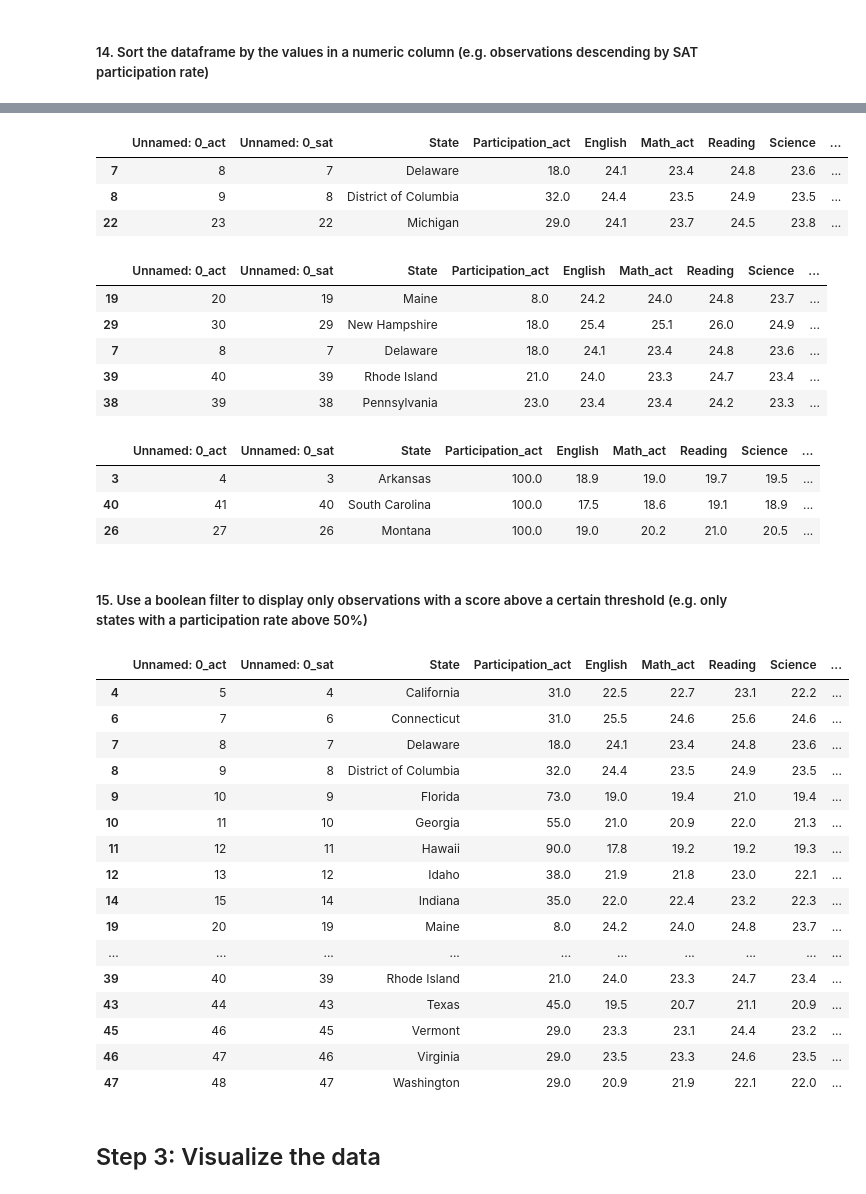
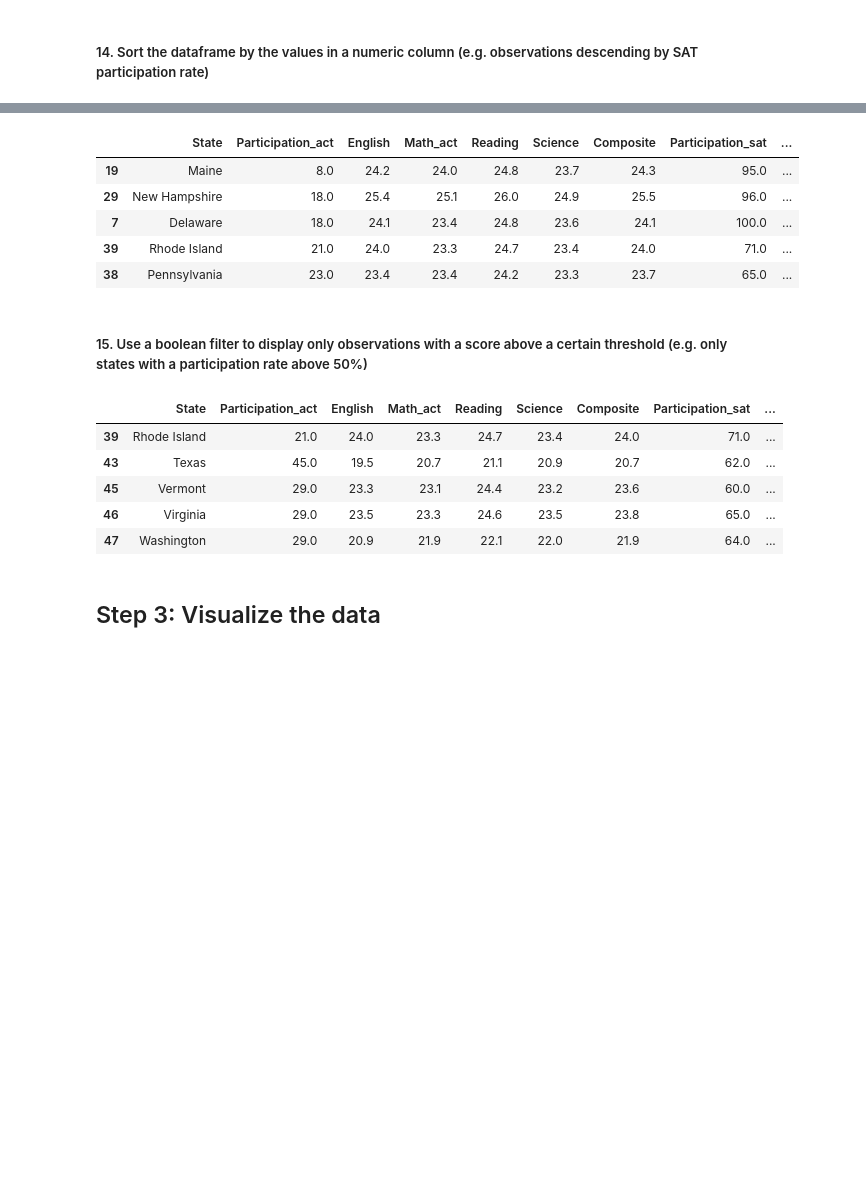
Before and after one commit to mmayet/SAT-vs-ACT-Participation-Rates, a Jupyter notebook: Mudassir_Mayet_LA/Mud_Mayet_Project_1.ipynb, the cells around one changed output, grey strips where cells are left out. Saved outputs shown, nothing was run; the diff lists cells and outputs as text; code cells hidden in the pictures; blank space fills up the shorter version.

```diff
--- a/Mudassir_Mayet_LA/Mud_Mayet_Project_1.ipynb
+++ b/Mudassir_Mayet_LA/Mud_Mayet_Project_1.ipynb
@@ -47,3 +21,7 @@ sat_data[1:10]
+# %%
+act_data.drop(columns="Unnamed: 0", inplace=True)
+# %%
+sat_data.drop(columns="Unnamed: 0", inplace=True)
 # %% [markdown]
 ##### 3. Describe in words what each variable (column) is.
 # %% [markdown]
@@ -146,10 +107,6 @@ merged_dataframe = pd.merge(act_data,sat_data, on=["State"], suffixes=('_act','_
 # %% [markdown]
 ##### 11. Print the minimum and maximum of each numeric column in the data frame.
 # %%
-rearranged_columns = ['Unnamed: 0_act', 'Unnamed: 0_sat', 'State', 'Participation_act', 'English', 'Math_act', 'Reading', 'Science', 'Composite', 'Participation_sat', 'Evidence-Based Reading and Writing', 'Math_sat', 'Total']
+#only run once
+rearranged_columns = ['State', 'Participation_act', 'English', 'Math_act', 'Reading', 'Science', 'Composite', 'Participation_sat', 'Evidence-Based Reading and Writing', 'Math_sat', 'Total']
 merged_dataframe = merged_dataframe[rearranged_columns]
-
-a = merged_dataframe.min()[3:]
-b = merged_dataframe.max()[3:]
-min_max_df = pd.concat([a,b], axis=0)
-print(min_max_df)
@@ -180,17 +139,12 @@ $$\sigma = \sqrt{\frac{1}{n}\sum_{i=1}^n(x_i - \mu)^2}$$
 # %%
-#mean = [np.mean((lambda y : merged_dataframe[x] if isinstance(x,float) else np.nan) for x in rearranged_columns[3:]]
+filler_columns_mean = ["Mean"] #not asked for, but useful to see
+filler_columns_sd = ["Std"]
 
-filler_columns_mean = [0,0,"Mean"] #not asked for, but useful to see
-filler_columns_sd = [0,0,"Std"]
-
-mean = [merged_dataframe[x].mean() for x in rearranged_columns[3:]]
-sd = [merged_dataframe[x].std() for x in rearranged_columns[3:]]
+mean = [merged_dataframe[x].mean() for x in rearranged_columns[1:]]
+sd = [merged_dataframe[x].std() for x in rearranged_columns[1:]]
 
 mean = pd.Series(filler_columns_mean+mean, name="Mean", index=rearranged_columns)
 sd = pd.Series(filler_columns_sd+sd, name="Sd", index=rearranged_columns)
-
-#print(mean)
-#print(mean, sd, len(mean), len(sd))
 # %% [markdown]
 ## Step 2: Manipulate the dataframe
 # %% [markdown]
@@ -230,48 +157,23 @@ merged_dataframe.sort_values("Participation_sat").head(3)
-# %%
-merged_dataframe.sort_values("Participation_sat").tail(3)
-# %% [output]
-|  | Unnamed: 0_act | Unnamed: 0_sat | State | Participation_act | English | Math_act | Reading | Science | ... |
-| 7 | 8 | 7 | Delaware | 18.0 | 24.1 | 23.4 | 24.8 | 23.6 | ... |
-| 8 | 9 | 8 | District of Columbia | 32.0 | 24.4 | 23.5 | 24.9 | 23.5 | ... |
-| 22 | 23 | 22 | Michigan | 29.0 | 24.1 | 23.7 | 24.5 | 23.8 | ... |
 # %%
 merged_dataframe.sort_values("Participation_act").head()
 # %% [output]
-|  | Unnamed: 0_act | Unnamed: 0_sat | State | Participation_act | English | Math_act | Reading | Science | ... |
-| 19 | 20 | 19 | Maine | 8.0 | 24.2 | 24.0 | 24.8 | 23.7 | ... |
-| 29 | 30 | 29 | New Hampshire | 18.0 | 25.4 | 25.1 | 26.0 | 24.9 | ... |
-| 7 | 8 | 7 | Delaware | 18.0 | 24.1 | 23.4 | 24.8 | 23.6 | ... |
-| 39 | 40 | 39 | Rhode Island | 21.0 | 24.0 | 23.3 | 24.7 | 23.4 | ... |
-| 38 | 39 | 38 | Pennsylvania | 23.0 | 23.4 | 23.4 | 24.2 | 23.3 | ... |
+|  | State | Participation_act | English | Math_act | Reading | Science | Composite | Participation_sat | ... |
+| 19 | Maine | 8.0 | 24.2 | 24.0 | 24.8 | 23.7 | 24.3 | 95.0 | ... |
+| 29 | New Hampshire | 18.0 | 25.4 | 25.1 | 26.0 | 24.9 | 25.5 | 96.0 | ... |
+| 7 | Delaware | 18.0 | 24.1 | 23.4 | 24.8 | 23.6 | 24.1 | 100.0 | ... |
+| 39 | Rhode Island | 21.0 | 24.0 | 23.3 | 24.7 | 23.4 | 24.0 | 71.0 | ... |
+| 38 | Pennsylvania | 23.0 | 23.4 | 23.4 | 24.2 | 23.3 | 23.7 | 65.0 | ... |
-# %%
-merged_dataframe.sort_values("Participation_act").tail(3)
-# %% [output]
-|  | Unnamed: 0_act | Unnamed: 0_sat | State | Participation_act | English | Math_act | Reading | Science | ... |
-| 3 | 4 | 3 | Arkansas | 100.0 | 18.9 | 19.0 | 19.7 | 19.5 | ... |
-| 40 | 41 | 40 | South Carolina | 100.0 | 17.5 | 18.6 | 19.1 | 18.9 | ... |
-| 26 | 27 | 26 | Montana | 100.0 | 19.0 | 20.2 | 21.0 | 20.5 | ... |
 # %% [markdown]
 ##### 15. Use a boolean filter to display only observations with a score above a certain threshold (e.g. only states with a participation rate above 50%)
 # %%
-merged_dataframe.query("Participation_sat > 50")
+merged_dataframe.query("Participation_sat > 50").tail()
 # %% [output]
-|  | Unnamed: 0_act | Unnamed: 0_sat | State | Participation_act | English | Math_act | Reading | Science | ... |
-| 4 | 5 | 4 | California | 31.0 | 22.5 | 22.7 | 23.1 | 22.2 | ... |
-| 6 | 7 | 6 | Connecticut | 31.0 | 25.5 | 24.6 | 25.6 | 24.6 | ... |
-| 7 | 8 | 7 | Delaware | 18.0 | 24.1 | 23.4 | 24.8 | 23.6 | ... |
-| 8 | 9 | 8 | District of Columbia | 32.0 | 24.4 | 23.5 | 24.9 | 23.5 | ... |
-| 9 | 10 | 9 | Florida | 73.0 | 19.0 | 19.4 | 21.0 | 19.4 | ... |
-| 10 | 11 | 10 | Georgia | 55.0 | 21.0 | 20.9 | 22.0 | 21.3 | ... |
-| 11 | 12 | 11 | Hawaii | 90.0 | 17.8 | 19.2 | 19.2 | 19.3 | ... |
-| 12 | 13 | 12 | Idaho | 38.0 | 21.9 | 21.8 | 23.0 | 22.1 | ... |
-| 14 | 15 | 14 | Indiana | 35.0 | 22.0 | 22.4 | 23.2 | 22.3 | ... |
-| 19 | 20 | 19 | Maine | 8.0 | 24.2 | 24.0 | 24.8 | 23.7 | ... |
-| ... | ... | ... | ... | ... | ... | ... | ... | ... | ... |
-| 39 | 40 | 39 | Rhode Island | 21.0 | 24.0 | 23.3 | 24.7 | 23.4 | ... |
-| 43 | 44 | 43 | Texas | 45.0 | 19.5 | 20.7 | 21.1 | 20.9 | ... |
-| 45 | 46 | 45 | Vermont | 29.0 | 23.3 | 23.1 | 24.4 | 23.2 | ... |
-| 46 | 47 | 46 | Virginia | 29.0 | 23.5 | 23.3 | 24.6 | 23.5 | ... |
-| 47 | 48 | 47 | Washington | 29.0 | 20.9 | 21.9 | 22.1 | 22.0 | ... |
+|  | State | Participation_act | English | Math_act | Reading | Science | Composite | Participation_sat | ... |
+| 39 | Rhode Island | 21.0 | 24.0 | 23.3 | 24.7 | 23.4 | 24.0 | 71.0 | ... |
+| 43 | Texas | 45.0 | 19.5 | 20.7 | 21.1 | 20.9 | 20.7 | 62.0 | ... |
+| 45 | Vermont | 29.0 | 23.3 | 23.1 | 24.4 | 23.2 | 23.6 | 60.0 | ... |
+| 46 | Virginia | 29.0 | 23.5 | 23.3 | 24.6 | 23.5 | 23.8 | 65.0 | ... |
+| 47 | Washington | 29.0 | 20.9 | 21.9 | 22.1 | 22.0 | 21.9 | 64.0 | ... |
 # %% [markdown]
 ## Step 3: Visualize the data
 # %% [markdown]
```
Also changed, not shown: parts of 35 cells of this notebook, 6 other files.
